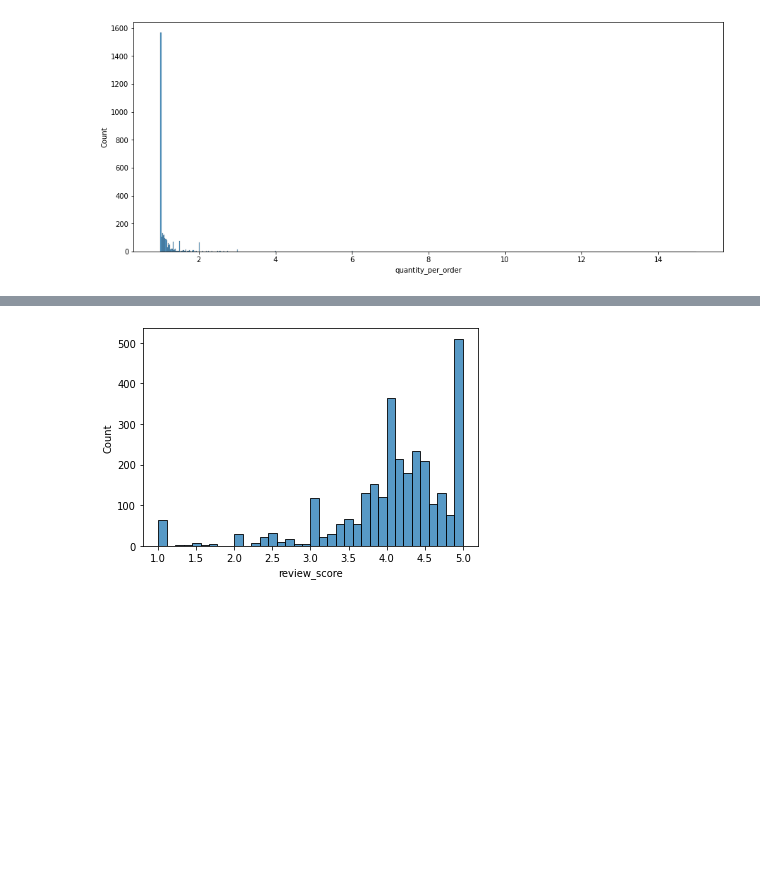
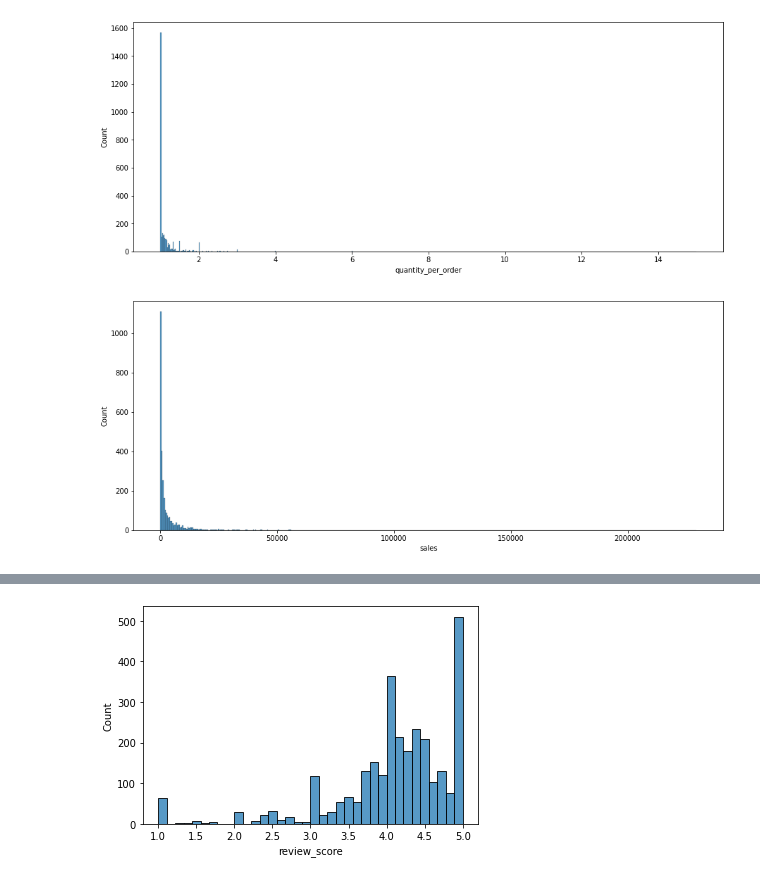
Before and after one commit to phlln/olist-analysis, a Jupyter notebook: notebooks/Sellers Data Analysis-UPDATED.ipynb, the cells around one changed output, grey strips where cells are left out. Drawn from its saved outputs; the diff is of its cells as text; code cells hidden in the pictures; blank space fills up the shorter version.

```diff
--- a/notebooks/Sellers Data Analysis-UPDATED.ipynb
+++ b/notebooks/Sellers Data Analysis-UPDATED.ipynb
@@ -143,3 +145,11 @@ plt.figure(figsize=(15,6))
 sns.histplot(sellers.quantity_per_order);
 # %% [output]
 [figure]
+# %%
+# sales: total sales for seller on platform
+#sales.histogram
+
+plt.figure(figsize=(15, 6))
+sns.histplot(sellers.sales);
+# %% [output]
+[figure, added]
```
Also changed, not shown: parts of 15 cells of this notebook, 1 other file.
